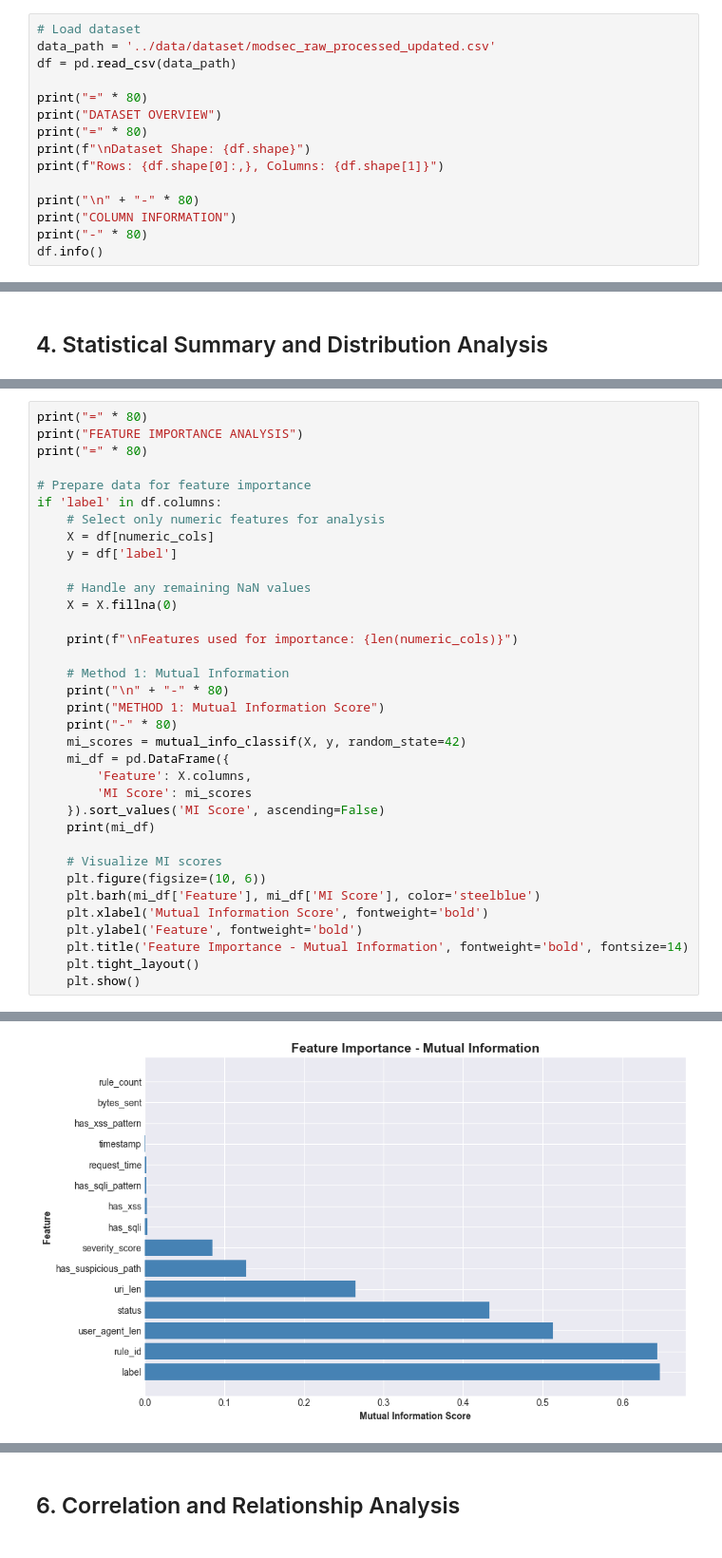
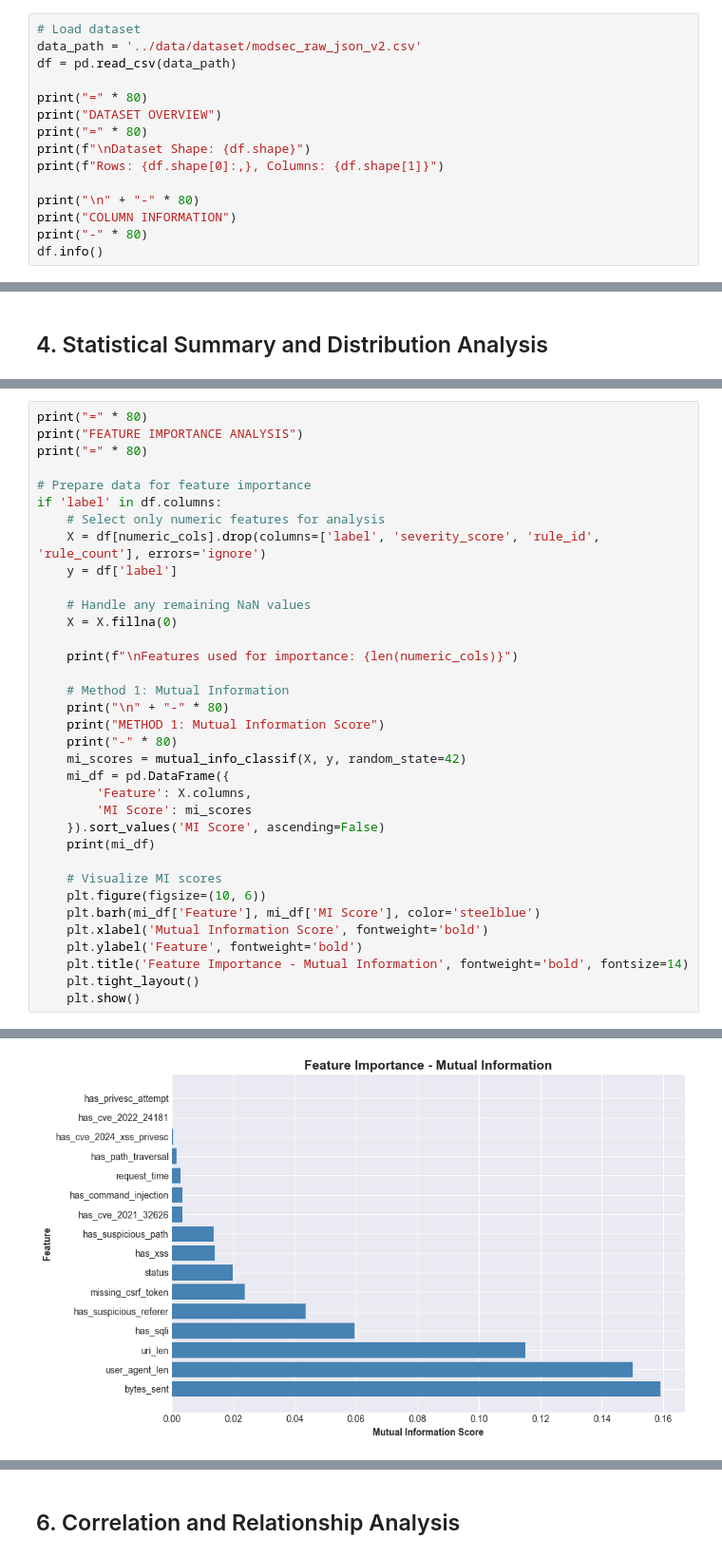
Before and after one commit to Capstone-G-1-K-2/OJS-Real-Time-Attack-Detection-Capstone-G.1-K2, a Jupyter notebook: notebooks/eda_analysis.ipynb, the cells around one changed output, grey strips where cells are left out. Shown at 95% size. Saved outputs shown, nothing was run; the diff lists cells and outputs as text.

```diff
--- a/notebooks/eda_analysis.ipynb
+++ b/notebooks/eda_analysis.ipynb
@@ -35,7 +71,7 @@ Libraries imported successfully!
 ## 2. Load and Inspect Dataset
 # %%
 # Load dataset
-data_path = '../data/dataset/modsec_raw_processed_updated.csv'
+data_path = '../data/dataset/modsec_raw_json_v2.csv'
 df = pd.read_csv(data_path)
 
 print("=" * 80)
@@ -291,7 +327,7 @@ print("=" * 80)
 # Prepare data for feature importance
 if 'label' in df.columns:
     # Select only numeric features for analysis
-    X = df[numeric_cols]
+    X = df[numeric_cols].drop(columns=['label', 'severity_score', 'rule_id', 'rule_count'], errors='ignore')
     y = df['label']
 
     # Handle any remaining NaN values
@@ -339,2 +375,2 @@ METHOD 1: Mutual Information Score
-[figure, old version]
+[figure, new version]
 # %%
```
Also changed, not shown: parts of 55 cells of this notebook, 2 other files.
